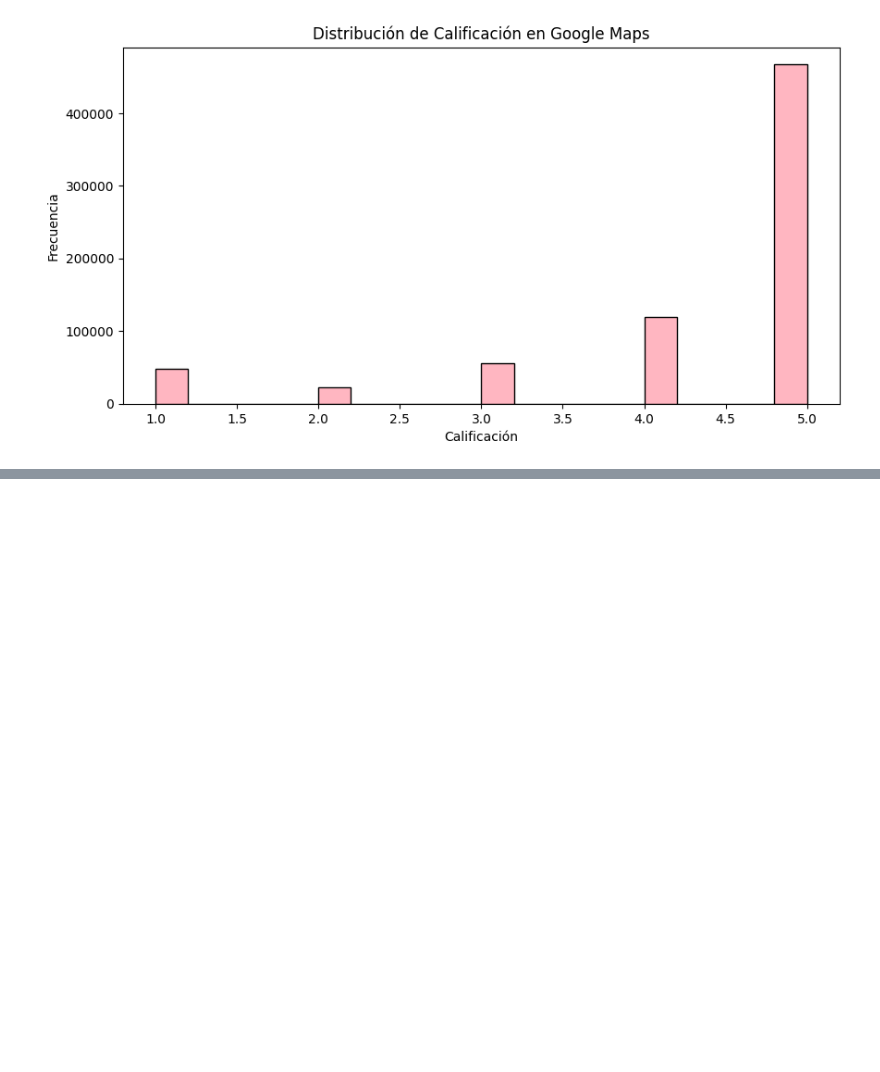
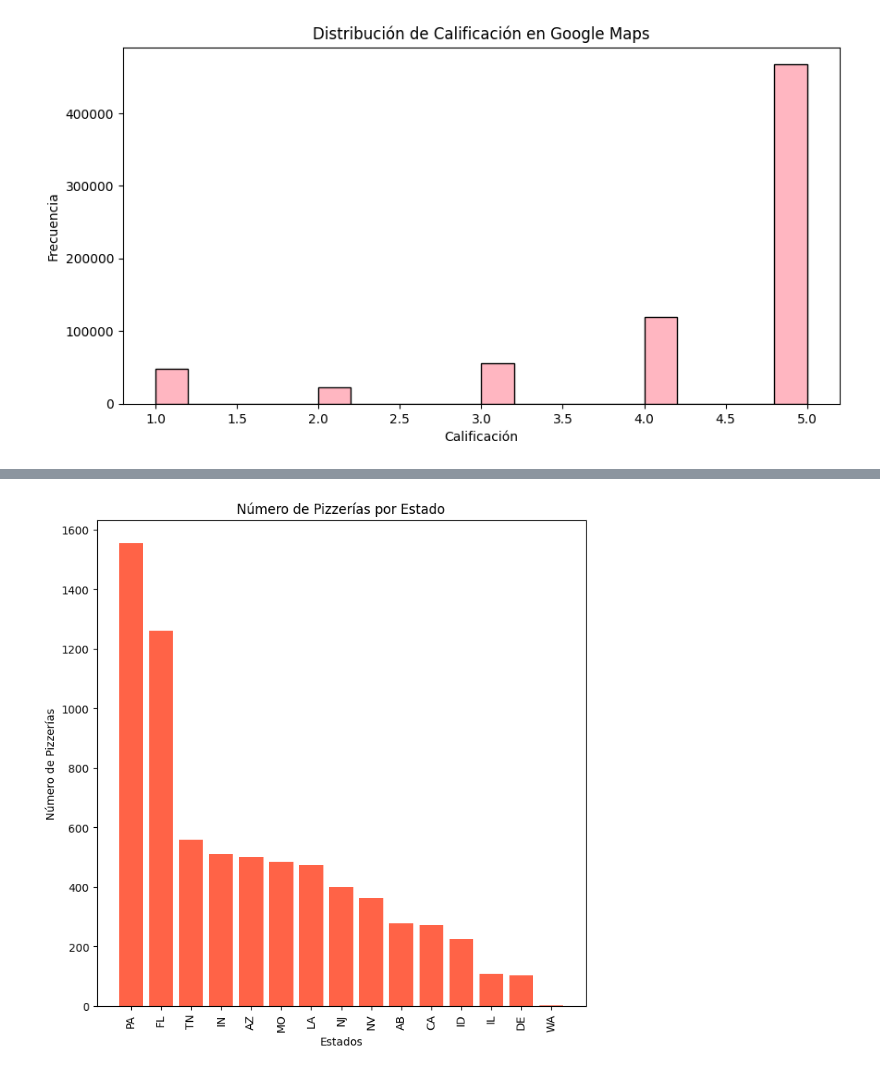
Before and after one commit to bautiarmanicode/HENRY-PROYECTO-FINAL, a Jupyter notebook: 1_Jupyter_Notebooks/2_EDA.ipynb, the cells around one changed output, grey strips where cells are left out. Drawn from its saved outputs; the diff is of its cells as text; code cells hidden in the pictures; blank space fills up the shorter version.

```diff
--- a/1_Jupyter_Notebooks/2_EDA.ipynb
+++ b/1_Jupyter_Notebooks/2_EDA.ipynb
@@ -308,0 +312,15 @@ plt.show()
+# %%
+pizza_business_df = business_df[business_df['categories'].str.contains('Pizza', case=False, na=False)]
+state_counts = pizza_business_df['state'].value_counts()
+states, counts = zip(*state_counts.items())
+
+
+plt.figure(figsize=(8, 8))
+plt.bar(states, counts, color='tomato')
+plt.xlabel('Estados')
+plt.ylabel('Número de Pizzerías')
+plt.title('Número de Pizzerías por Estado')
+plt.xticks(rotation=90)
+plt.show()
+# %% [output]
+[figure, added]
```
Also changed, not shown: parts of 21 cells of this notebook.
